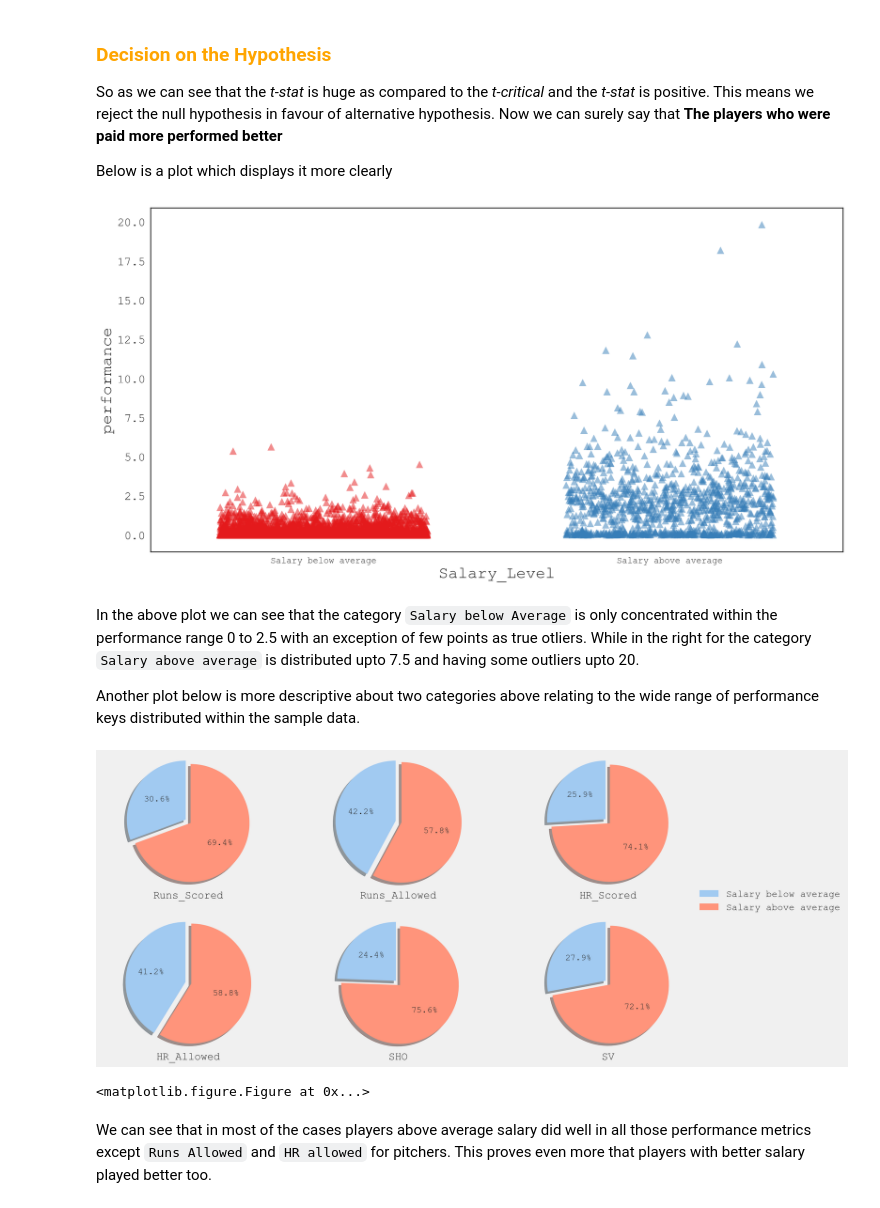
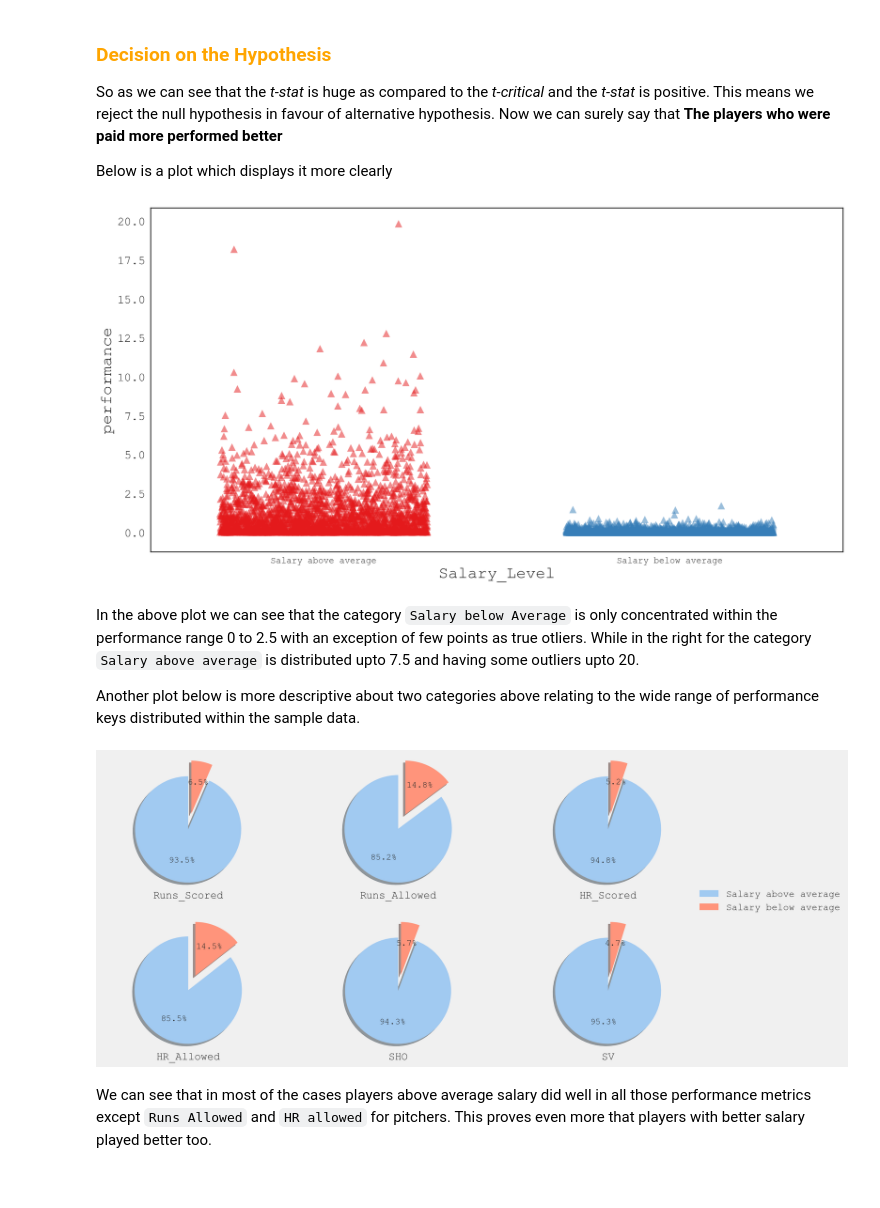
Before and after one commit to MayukhSobo/BaseBall, a Jupyter notebook: src/Baseball.ipynb, the cells around one changed output. Cells and saved outputs as stored; diff of their text form; code cells hidden in the pictures.

```diff
--- a/src/Baseball.ipynb
+++ b/src/Baseball.ipynb
@@ -348,9 +340,9 @@ So as we can see that the _t-stat_ is huge as compared to the _t-critical_ and t
 
 Below is a plot which displays it more clearly
 # %%
-salaryMean = stat_data.salary.mean()
+salaryMedian = stat_data.salary.median()
 def label_salary(row):
-    if row['salary'] < salaryMean:
+    if row['salary'] < salaryMedian:
         return 'Salary below average'
     else:
         return 'Salary above average'
@@ -362,7 +354,7 @@ ax = sns.stripplot(x="Salary_Level", y="performance", data=stat_data,
                   marker="^")
 plt.show()
 # %% [output]
-[figure, old version]
+[figure, new version]
 # %% [markdown]
 In the above plot we can see that the category `Salary below Average` is only concentrated within the performance range 0 to 2.5 with an exception of few points as true otliers. While in the right for the category `Salary above average` is distributed upto 7.5 and having some outliers upto 20.
 
@@ -381,34 +373,34 @@ plot_data['Salary_Level'] = stat_data.apply(lambda row: label_salary(row), axis=
 # %%
 def create_descriptive_pie(dataframe, hue, columns,
                           ncol=3, nrow=2):
     labels = list(dataframe[hue].unique())
     matplotlib.style.use('fivethirtyeight')
     # TODO This part could be more generic
     df1 = dataframe[dataframe[hue] == labels[0]]
     df2 = dataframe[dataframe[hue] == labels[1]]
     fig, ax = plt.subplots(nrow, ncol);
+    explode = (0, 0.3)
     for row in range(nrow):
         for col in range(ncol):
             size = [df1[columns[col + (row * ncol)]].sum(),
                     df2[columns[col + (row * ncol)]].sum()]
             ax[row][col].pie(size, explode=explode, autopct='%1.1f%%',
                          shadow=True, startangle=90,
                          colors=['#A1CAF1', '#FF947B']);
             ax[row][col].axis('equal');
             ax[row][col].set_xlabel(columns[col + (row * ncol)]);
     plt.legend(labels, loc=(1, 1));
-    plt.figure(facecolor="white");
+#     plt.figure(facecolor="white");
     plt.show();
 
 create_descriptive_pie(plot_data, hue='Salary_Level',
                                   columns=['Runs_Scored',
                                            'Runs_Allowed',
                                            'HR_Scored',
                                            'HR_Allowed',
                                            'SHO',
                                            'SV'])
 # %% [output]
-[figure, old version]
+[figure, new version]
-<matplotlib.figure.Figure at 0x...>
 # %% [markdown]
 We can see that in most of the cases players above average salary did well in all those performance metrics except `Runs Allowed` and `HR allowed` for pitchers. This proves even more that players with better salary played better too.
```
Also changed, not shown: parts of 13 cells of this notebook.
